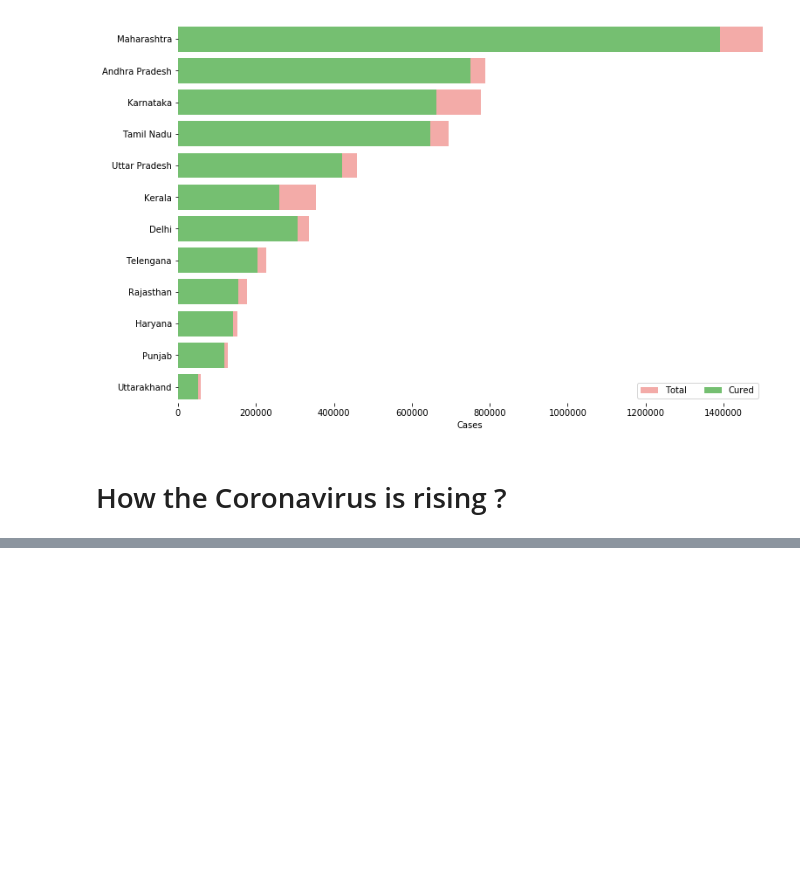
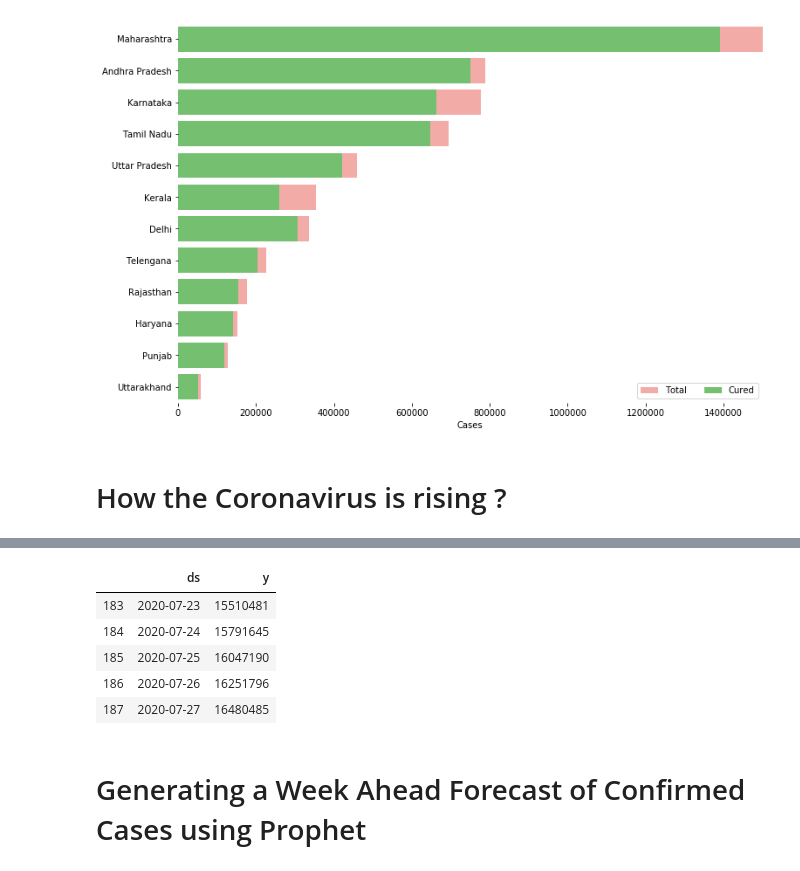
Before and after one commit to sauravchaudharysc/COVID-19_OutBreak, a Jupyter notebook: COVID-19 OUTBREAK.ipynb, the cells around one changed output, grey strips where cells are left out. Cells and saved outputs as stored; diff of their text form; code cells hidden in the pictures; blank space fills up the shorter version.

```diff
--- a/COVID-19 OUTBREAK.ipynb
+++ b/COVID-19 OUTBREAK.ipynb
@@ -234,0 +335,11 @@ fig.show()
+# %%
+confirmed.tail()
+# %% [output]
+|  | ds | y |
+| 183 | 2020-07-23 | 15510481 |
+| 184 | 2020-07-24 | 15791645 |
+| 185 | 2020-07-25 | 16047190 |
+| 186 | 2020-07-26 | 16251796 |
+| 187 | 2020-07-27 | 16480485 |
+# %% [markdown]
+# Generating a Week Ahead Forecast of Confirmed Cases using Prophet
```
Also changed, not shown: parts of 25 cells of this notebook, 4 other files.
